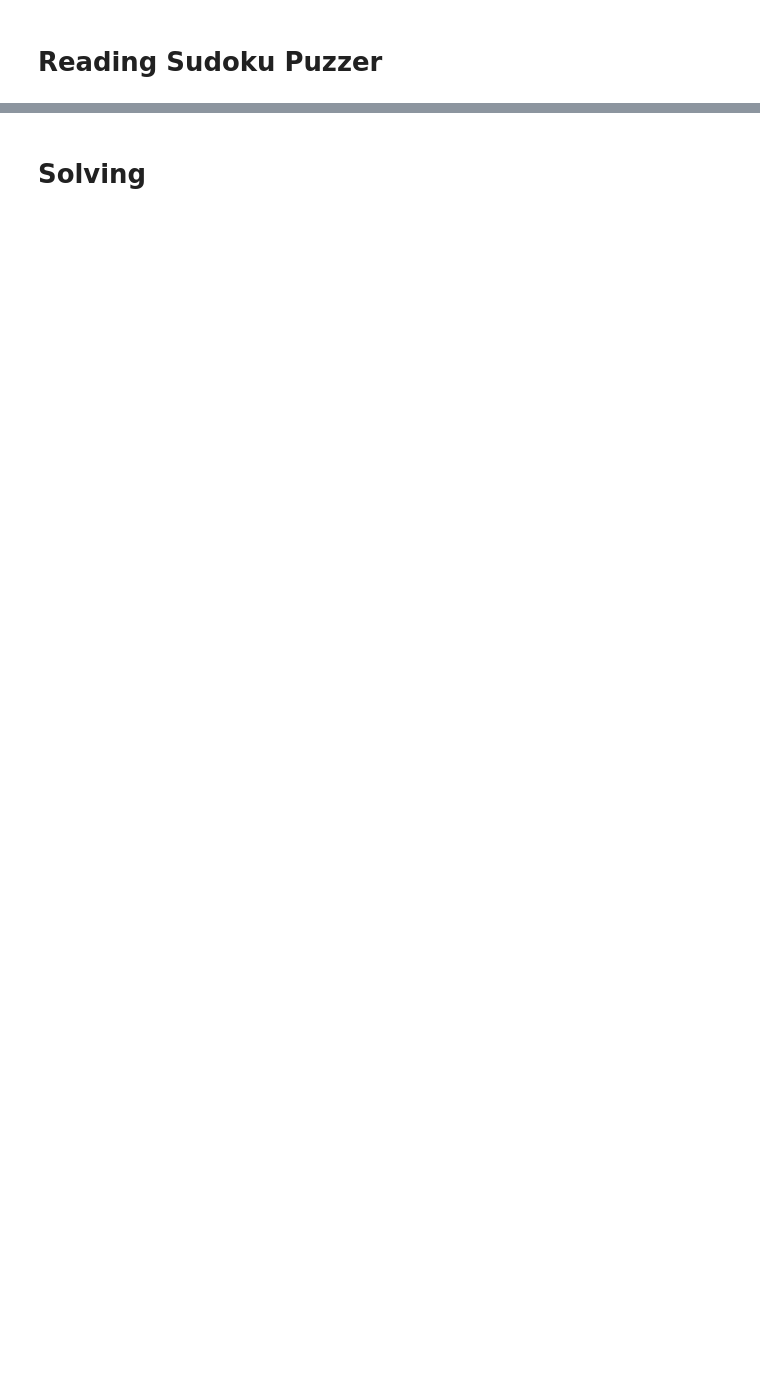
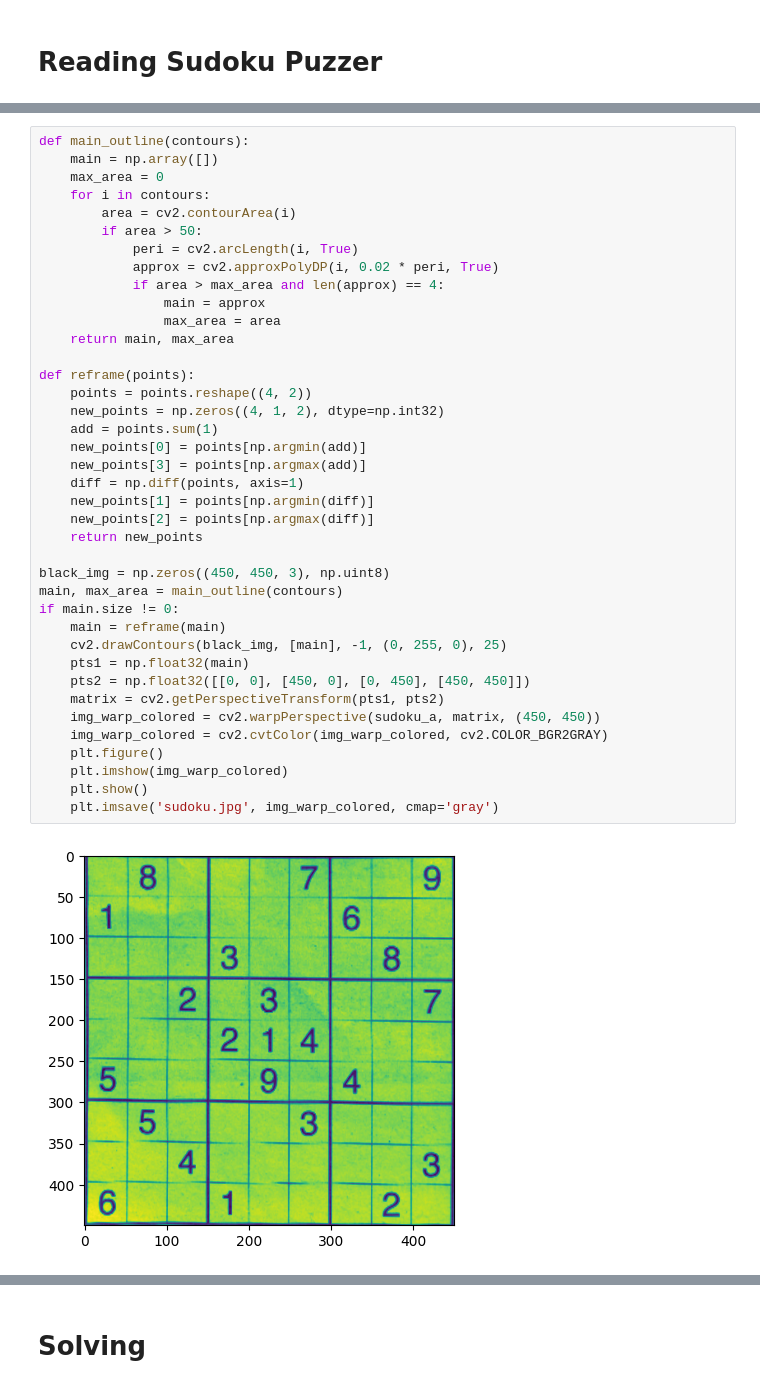
Before and after one commit to ridwanmahendra/Sudoku-Hero, a Jupyter notebook: notebook.ipynb, the cells around one changed output, grey strips where cells are left out. Drawn from its saved outputs; the diff is of its cells as text; blank space fills up the shorter version.

```diff
--- a/notebook.ipynb
+++ b/notebook.ipynb
@@ -222,0 +224,41 @@ plt.show()
+# %%
+def main_outline(contours):
+    main = np.array([])
+    max_area = 0
+    for i in contours:
+        area = cv2.contourArea(i)
+        if area > 50:
+            peri = cv2.arcLength(i, True)
+            approx = cv2.approxPolyDP(i, 0.02 * peri, True)
+            if area > max_area and len(approx) == 4:
+                main = approx
+                max_area = area
+    return main, max_area
+
+def reframe(points):
+    points = points.reshape((4, 2))
+    new_points = np.zeros((4, 1, 2), dtype=np.int32)
+    add = points.sum(1)
+    new_points[0] = points[np.argmin(add)]
+    new_points[3] = points[np.argmax(add)]
+    diff = np.diff(points, axis=1)
+    new_points[1] = points[np.argmin(diff)]
+    new_points[2] = points[np.argmax(diff)]
+    return new_points
+
+black_img = np.zeros((450, 450, 3), np.uint8)
+main, max_area = main_outline(contours)
+if main.size != 0:
+    main = reframe(main)
+    cv2.drawContours(black_img, [main], -1, (0, 255, 0), 25)
+    pts1 = np.float32(main)
+    pts2 = np.float32([[0, 0], [450, 0], [0, 450], [450, 450]])
+    matrix = cv2.getPerspectiveTransform(pts1, pts2)
+    img_warp_colored = cv2.warpPerspective(sudoku_a, matrix, (450, 450))
+    img_warp_colored = cv2.cvtColor(img_warp_colored, cv2.COLOR_BGR2GRAY)
+    plt.figure()
+    plt.imshow(img_warp_colored)
+    plt.show()
+    plt.imsave('sudoku.jpg', img_warp_colored, cmap='gray')
+# %% [output]
+[figure, added]
```
Also changed, not shown: parts of 19 cells of this notebook.
